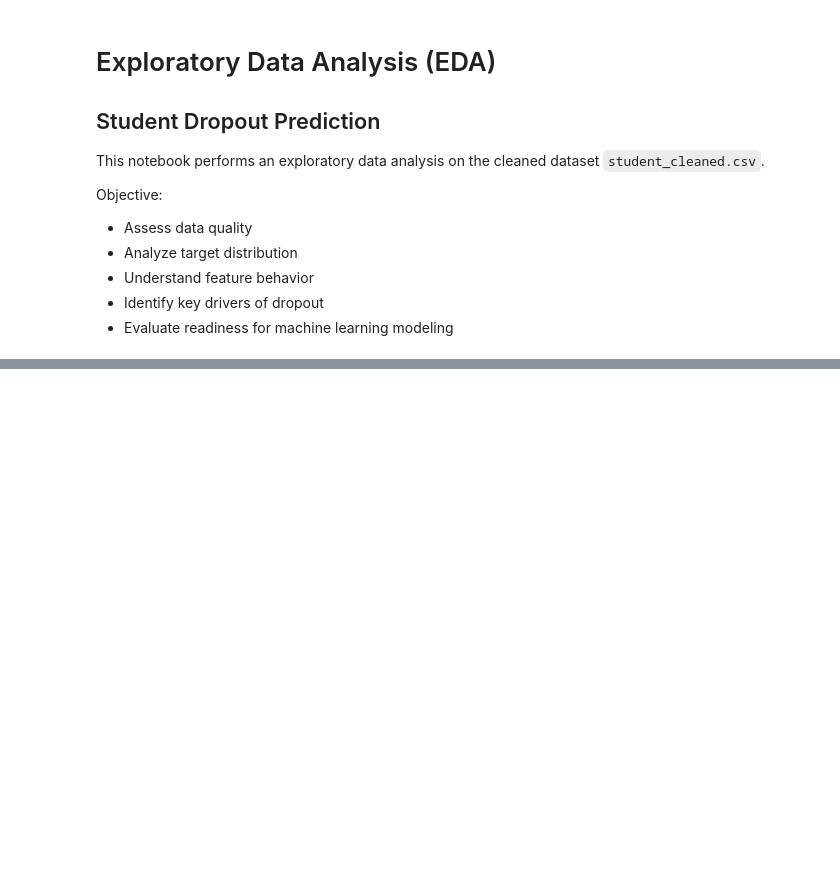
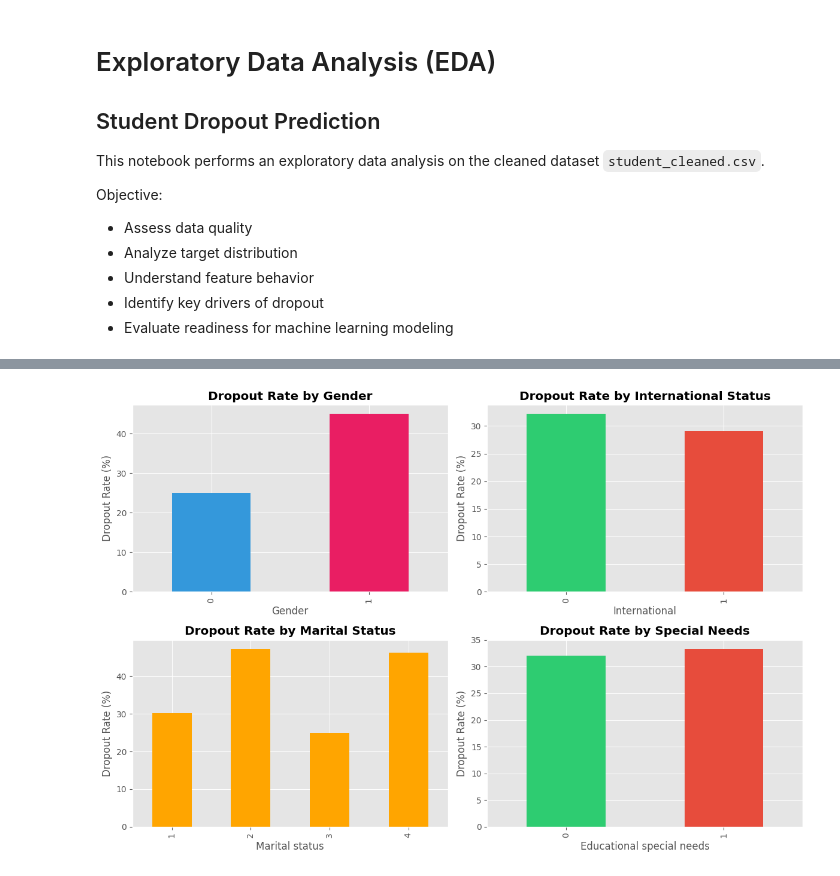
Before and after one commit to T3raa/Machine-Learning-Group-Project, a Jupyter notebook: EDA.ipynb, the cells around one changed output, grey strips where cells are left out. Saved outputs shown, nothing was run; the diff lists cells and outputs as text; code cells hidden in the pictures; blank space fills up the shorter version.

```diff
--- a/EDA.ipynb
+++ b/EDA.ipynb
@@ -312,0 +259,14 @@ Next step: Model training and feature selection.
+# %%
+print('\nOTHER SOCIO-ECONOMIC FACTORS:')
+
+gender_dropout = pd.crosstab(df['Gender'], df[TARGET], normalize='index') * 100
+print('\nGender Dropout Rates:')
+print(gender_dropout[1])
+
+intl_dropout = pd.crosstab(df['International'], df[TARGET], normalize='index') * 100
+print('\nInternational Status Dropout Rates:')
+print(intl_dropout[1])
+
+marital_dropout = pd.crosstab(df['Marital status'], df[TARGET], normalize='index') * 100
+print('\nMarital Status Dropout Rates:')
+print(marital_dropout[1])
@@ -312,0 +291,24 @@ Next step: Model training and feature selection.
+# %%
+fig, axes = plt.subplots(2, 2, figsize=(12, 8))
+
+gender_dropout[1].plot(kind='bar', ax=axes[0,0], color=['#3498db', '#e91e63'])
+axes[0,0].set_title('Dropout Rate by Gender', fontweight='bold')
+axes[0,0].set_ylabel('Dropout Rate (%)')
+
+intl_dropout[1].plot(kind='bar', ax=axes[0,1], color=['#2ecc71', '#e74c3c'])
+axes[0,1].set_title('Dropout Rate by International Status', fontweight='bold')
+axes[0,1].set_ylabel('Dropout Rate (%)')
+
+marital_dropout[1].head(4).plot(kind='bar', ax=axes[1,0], color='orange')
+axes[1,0].set_title('Dropout Rate by Marital Status', fontweight='bold')
+axes[1,0].set_ylabel('Dropout Rate (%)')
+
+special_needs_dropout = pd.crosstab(df['Educational special needs'], df[TARGET], normalize='index') * 100
+special_needs_dropout[1].plot(kind='bar', ax=axes[1,1], color=['#2ecc71', '#e74c3c'])
+axes[1,1].set_title('Dropout Rate by Special Needs', fontweight='bold')
+axes[1,1].set_ylabel('Dropout Rate (%)')
+
+plt.tight_layout()
+plt.show()
+# %% [output]
+[figure, added]
```
Also changed, not shown: parts of 39 cells of this notebook.
